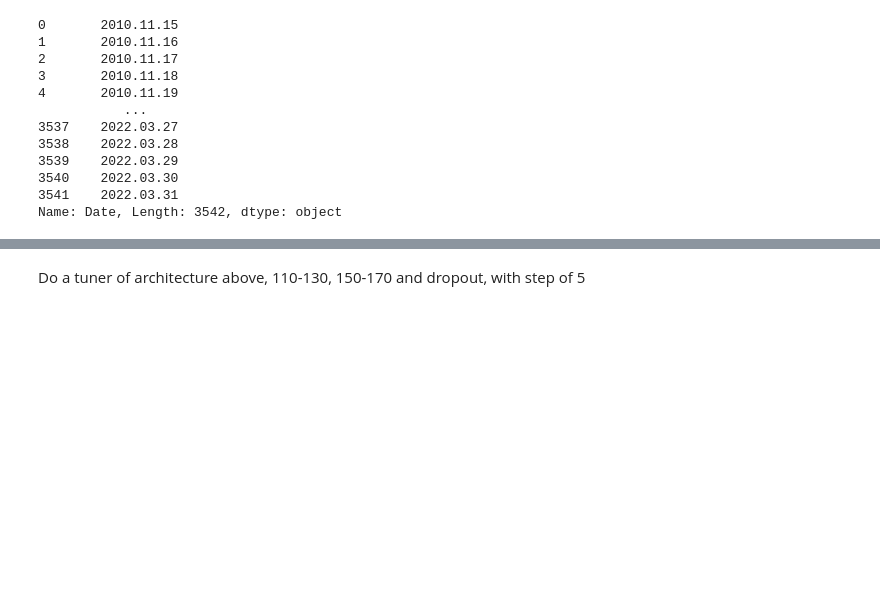
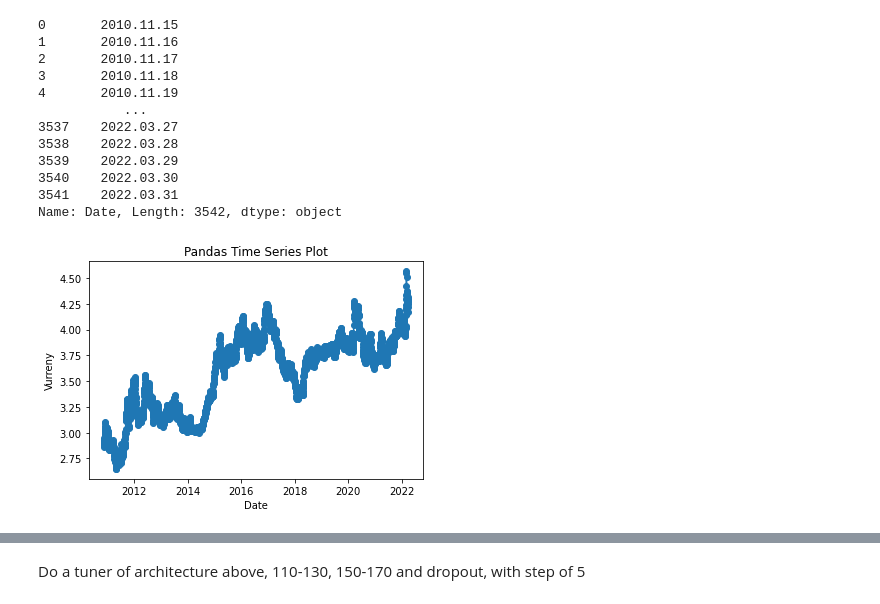
Before and after one commit to dawiddzhafarov/Forex-Exchange-Rates-Prediction, a Jupyter notebook: Colab Notebooks/22BestTry.ipynb, the cells around one changed output, grey strips where cells are left out. Cells and saved outputs as stored; diff of their text form; code cells hidden in the pictures; blank space fills up the shorter version.

```diff
--- a/Colab Notebooks/22BestTry.ipynb
+++ b/Colab Notebooks/22BestTry.ipynb
@@ -7,12 +7,12 @@ from matplotlib import pyplot as plt
 from tensorflow.keras import layers
 from sklearn.preprocessing import MinMaxScaler
 #import keras_tuner as kt
-df = pd.read_csv("drive/MyDrive/Engineer's Project/test.csv")
+df = pd.read_csv("drive/MyDrive/Engineer's Project/output_eur_pln.csv")
 # %%
-df.pop('usa_cpi')
-df.pop('pol_cpi')
-df.pop('usa_inter')
-df.pop('pol_inter')
+#df.pop('usa_cpi')
+#df.pop('pol_cpi')
+#df.pop('usa_inter')
+#df.pop('pol_inter')
 df.pop('Date')
 # %% [output]
 0       2010.11.15
@@ -36,3 +36,17 @@ df_scalled = scaler1.transform(df_numpy)
 #df_scaled_all = scaler.
 df_scalled = pd.DataFrame(df_scalled, columns=[
   'Opening', 'High', 'Low', 'Closing','Momentum', 'Range', 'ohlc'])
+# %%
+plt.plot(date,df["Closing"], marker='o')
+
+# Labelling
+
+plt.xlabel("Date")
+plt.ylabel("Vurreny")
+plt.title("Pandas Time Series Plot")
+
+# Display
+
+plt.show()
+# %% [output]
+[figure, added]
```
Also changed, not shown: parts of 20 cells of this notebook, 48 other files.
